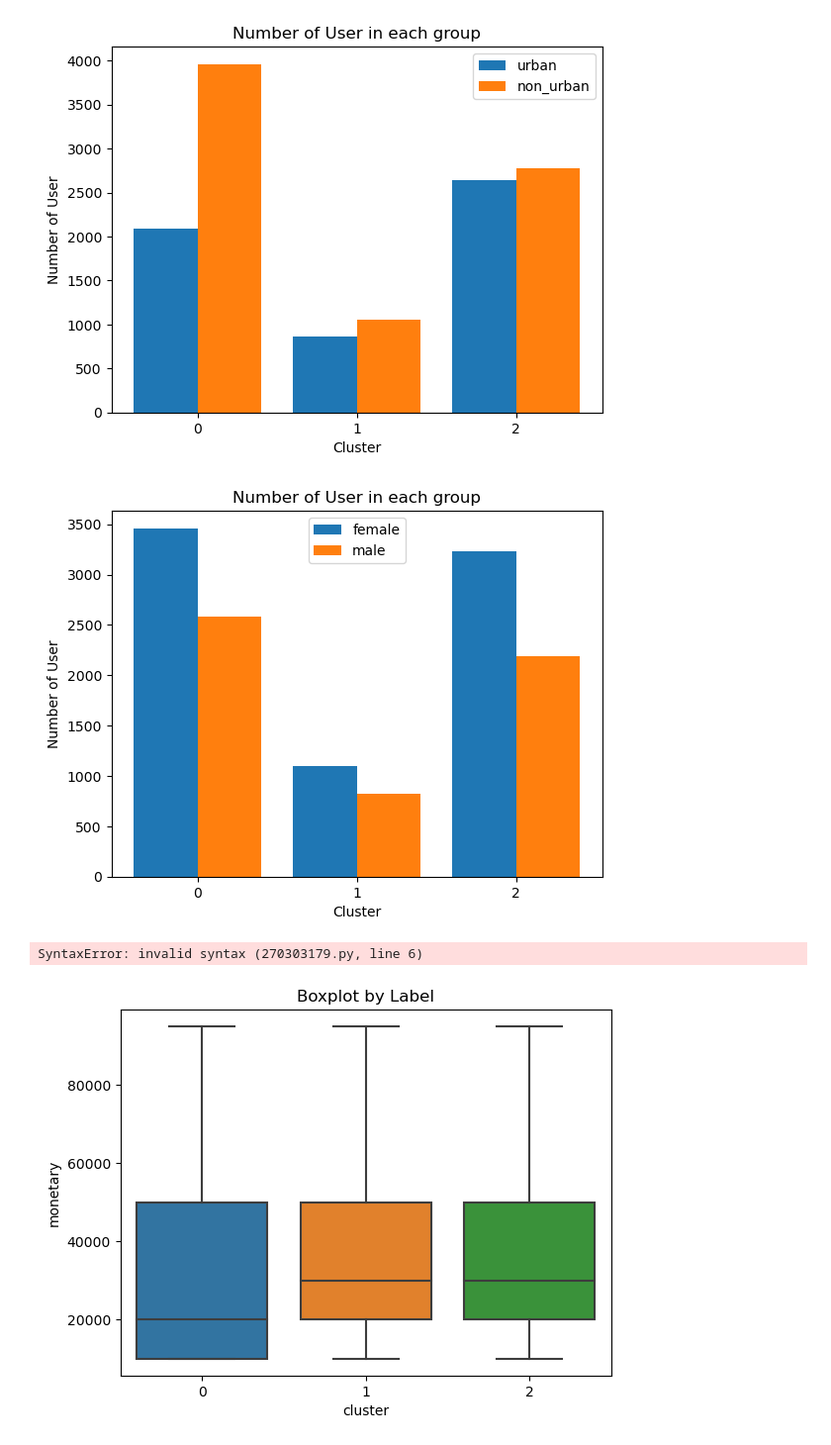
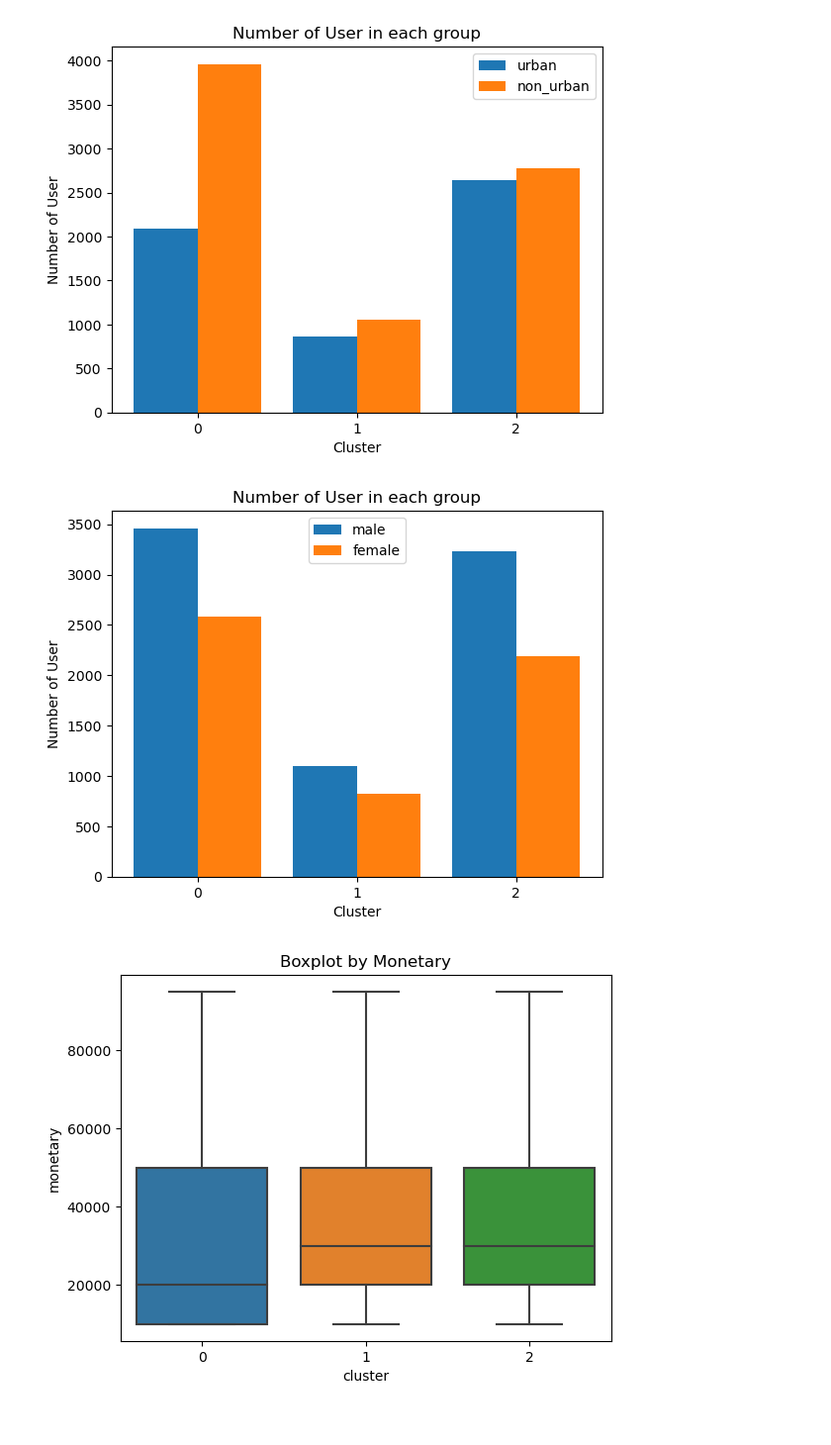
Before and after one commit to Thuvu1301/Thuvu1301, a Jupyter notebook: customer_cluster.ipynb, the cells around one changed output. Shown at 99% size. Saved outputs shown, nothing was run; the diff lists cells and outputs as text; code cells hidden in the pictures.

```diff
--- a/customer_cluster.ipynb
+++ b/customer_cluster.ipynb
@@ -64,5 +156,3 @@ update_outliers_to_upper_bound(df.monetary)
 13388    10000
 13389    10000
 Name: monetary, Length: 13390, dtype: int64
-# %%
-df['frequency'] = df[['frequency']].apply(update_outliers_to_upper_bound)
@@ -332,13 +421,13 @@ df_1
 df_1['value'] = 1
 df_1 = df_1.groupby(['cluster','gender_flag']).sum().reset_index()
 df_1
-female = df_1[df_1['gender_flag']==1]['value'].to_list()
-male = df_1[df_1['gender_flag']==0]['value'].to_list()
+male = df_1[df_1['gender_flag']==1]['value'].to_list()
+female = df_1[df_1['gender_flag']==0]['value'].to_list()
 
 X_axis = np.arange(len(X))
 
-plt.bar(X_axis - 0.2, female, 0.4, label = 'female')
-plt.bar(X_axis + 0.2, male, 0.4, label = 'male')
+plt.bar(X_axis - 0.2, male, 0.4, label = 'male')
+plt.bar(X_axis + 0.2, female, 0.4, label = 'female')
 
 plt.xticks(X_axis, X)
 plt.xlabel("Cluster")
@@ -347,33 +436,17 @@ plt.title("Number of User in each group")
 plt.legend()
 plt.show()
 # %% [output]
-[figure, old version]
+[figure, new version]
-# %%
-import numpy as np
-import matplotlib.pyplot as plt
-
-fig = plt.figure()
-ax = fig.add_axes([0,0,1,1])
-ax.bar(ind, df_segmentation., width, color='r')
-ax.bar(ind, womenMeans, width,bottom=menMeans, color='b')
-ax.set_ylabel('Scores')
-ax.set_title('Scores by group and gender')
-ax.set_xticks(ind, ('G1', 'G2', 'G3', 'G4', 'G5'))
-ax.set_yticks(np.arange(0, 81, 10))
-ax.legend(labels=['Men', 'Women'])
-plt.show()
-# %% [output]
-SyntaxError: invalid syntax (270303179.py, line 6)
 # %%
 data = df_segmentation[["monetary","cluster"]]
 
 df_1 = pd.DataFrame(data)
 # order = ['B0', 'B1','B2','B3','B4']
 # # Vẽ boxplot theo nhãn bằng seaborn
 sns.boxplot(x='cluster', y='monetary', data=df_1)
 plt.xlabel('cluster')
 plt.ylabel('monetary')
-plt.title('Boxplot by Label')
+plt.title('Boxplot by Monetary')
 plt.show()
 # %% [output]
-[figure, old version]
+[figure, new version]
```
Also changed, not shown: parts of 35 cells of this notebook.
